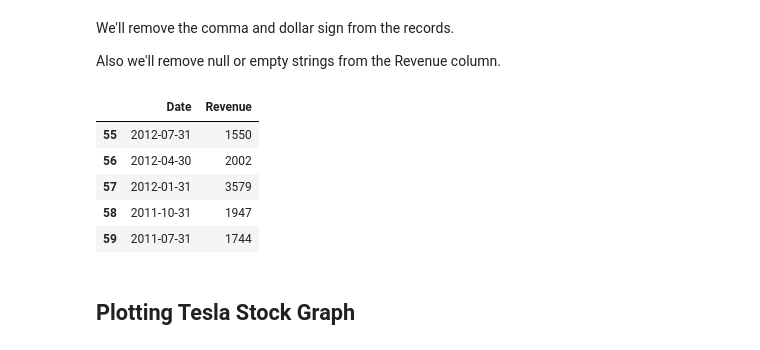
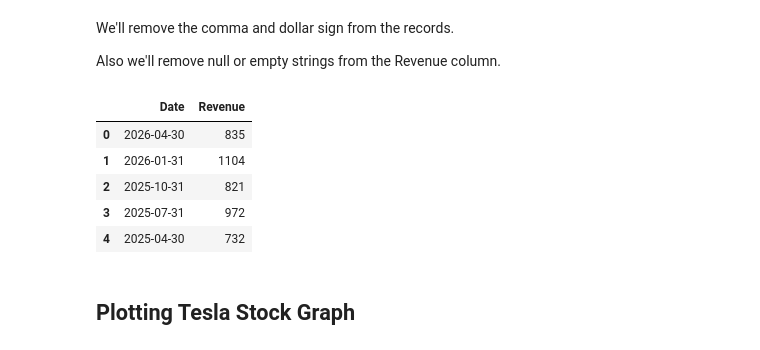
Before and after one commit to Vin-Okumu/marketminer-stock-scraper, a Jupyter notebook: notebooks/stock_scraping_analysis.ipynb, the cells around one changed output. Cells and saved outputs as stored; diff of their text form; code cells hidden in the pictures.

```diff
--- a/notebooks/stock_scraping_analysis.ipynb
+++ b/notebooks/stock_scraping_analysis.ipynb
@@ -314,18 +314,18 @@ Also we'll remove null or empty strings from the Revenue column.
 # %%
 gme_revenue["Revenue"] = gme_revenue['Revenue'].str.replace(r',|\$',"",regex=True)
 
 gme_revenue.dropna(inplace=True)
 
 gme_revenue = gme_revenue[gme_revenue['Revenue'] != ""]
 
-gme_revenue.tail()
+gme_revenue.head()
 # %% [output]
 |  | Date | Revenue |
-| 55 | 2012-07-31 | 1550 |
-| 56 | 2012-04-30 | 2002 |
-| 57 | 2012-01-31 | 3579 |
-| 58 | 2011-10-31 | 1947 |
-| 59 | 2011-07-31 | 1744 |
+| 0 | 2026-04-30 | 835 |
+| 1 | 2026-01-31 | 1104 |
+| 2 | 2025-10-31 | 821 |
+| 3 | 2025-07-31 | 972 |
+| 4 | 2025-04-30 | 732 |
 # %% [markdown]
 ## Plotting Tesla Stock Graph
 # %% [markdown]
```
Also changed, not shown: parts of 5 cells of this notebook, 2 other files.
